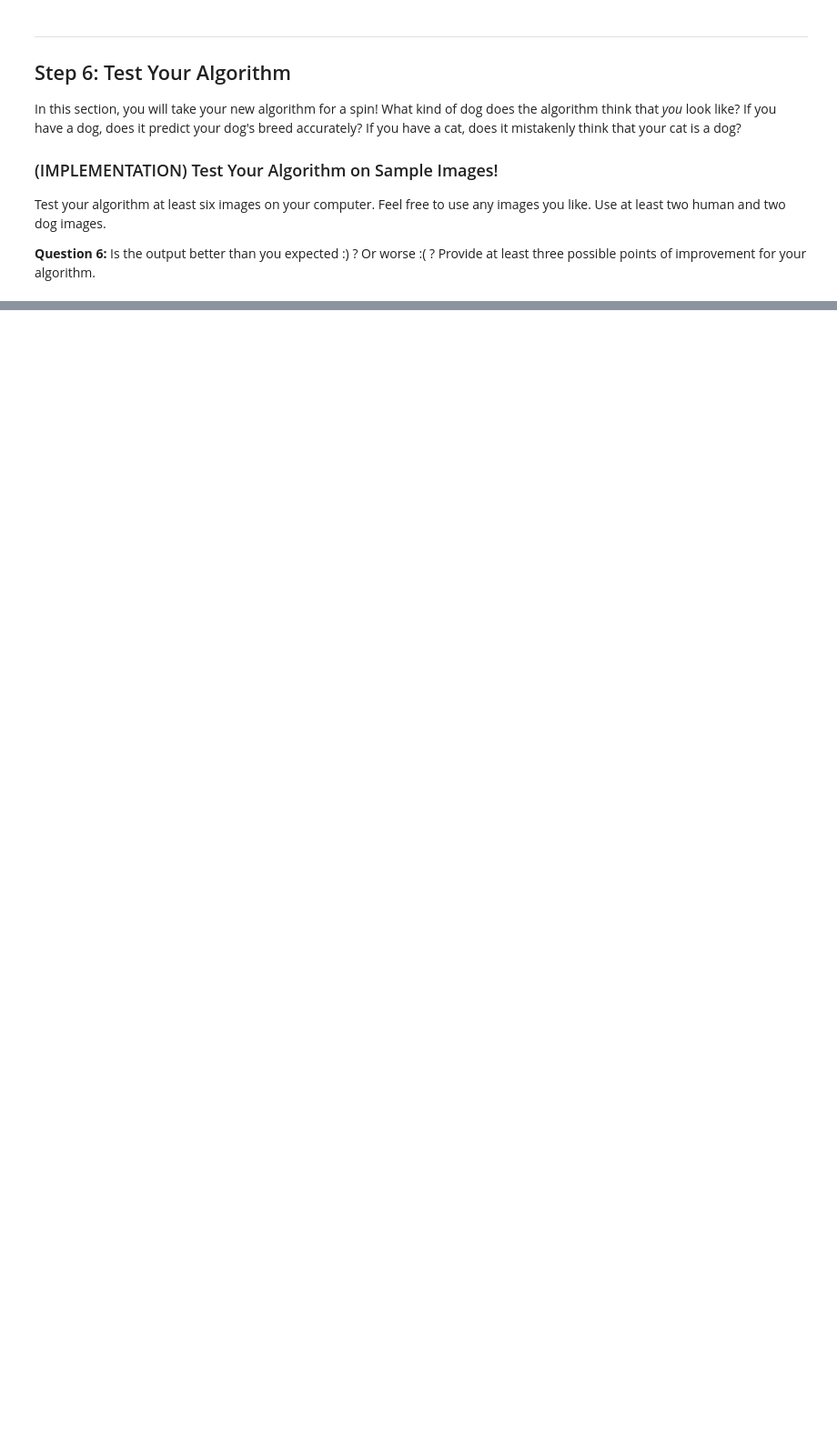
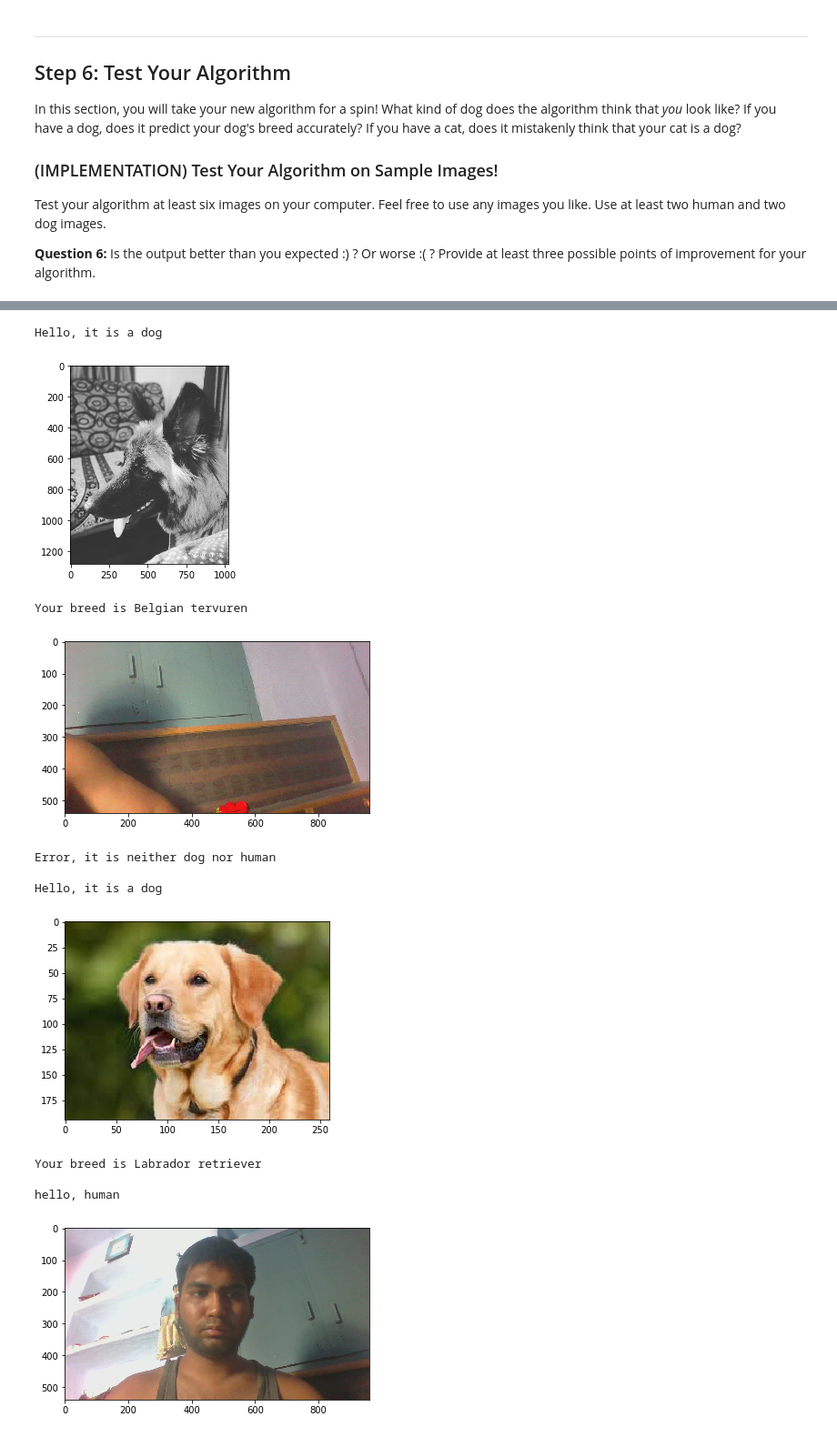
Before and after one commit to neelabhnagaich/udacityDeeplearning, a Jupyter notebook: 2. Dog Breed Classifier/dog_app.ipynb, the cells around one changed output, grey strips where cells are left out. Shown at 91% size. Saved outputs shown, nothing was run; the diff lists cells and outputs as text; code cells hidden in the pictures; blank space fills up the shorter version.

```diff
--- a/2. Dog Breed Classifier/dog_app.ipynb
+++ b/2. Dog Breed Classifier/dog_app.ipynb
@@ -957 +966,24 @@ Hello, it is a dog
 Your breed is Mastiff
+# %%
+# testing model with images from my computer
+# import os
+# path = './testImages/'
+# for f in os.listdir(path):
+#     path = os.path.join(path,f)
+#     print(path)
+files = np.array(glob("./testImages/*"))
+for file in files:
+    run_app(file)
+# %% [output]
+Hello, it is a dog
+[figure, added]
+Your breed is Belgian tervuren
+[figure, added]
+Error, it is neither dog nor human
+
+Hello, it is a dog
+[figure, added]
+Your breed is Labrador retriever
+
+hello, human
+[figure, added]
```
Also changed, not shown: parts of 7 cells of this notebook, 8 other files.
